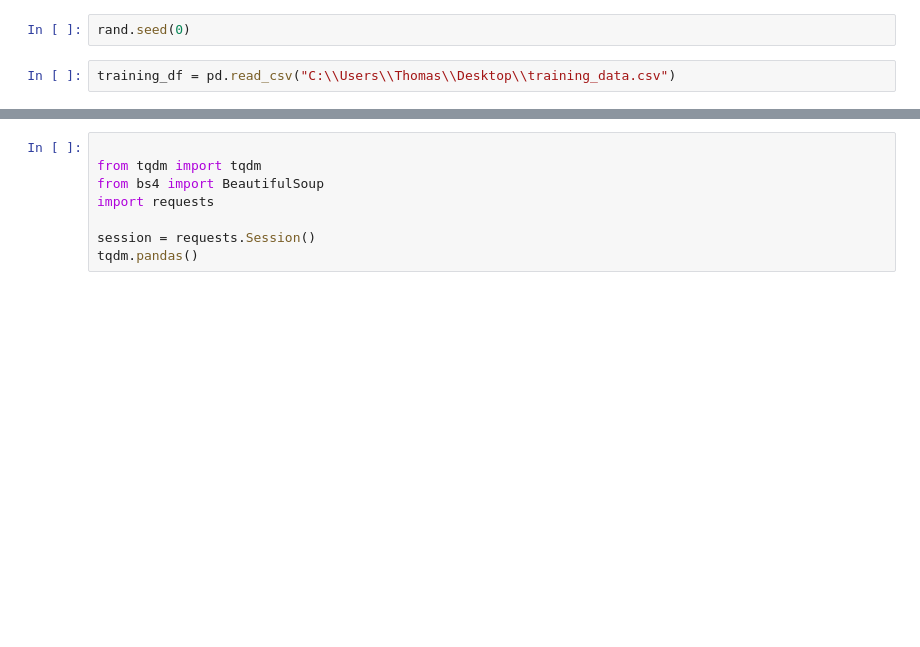
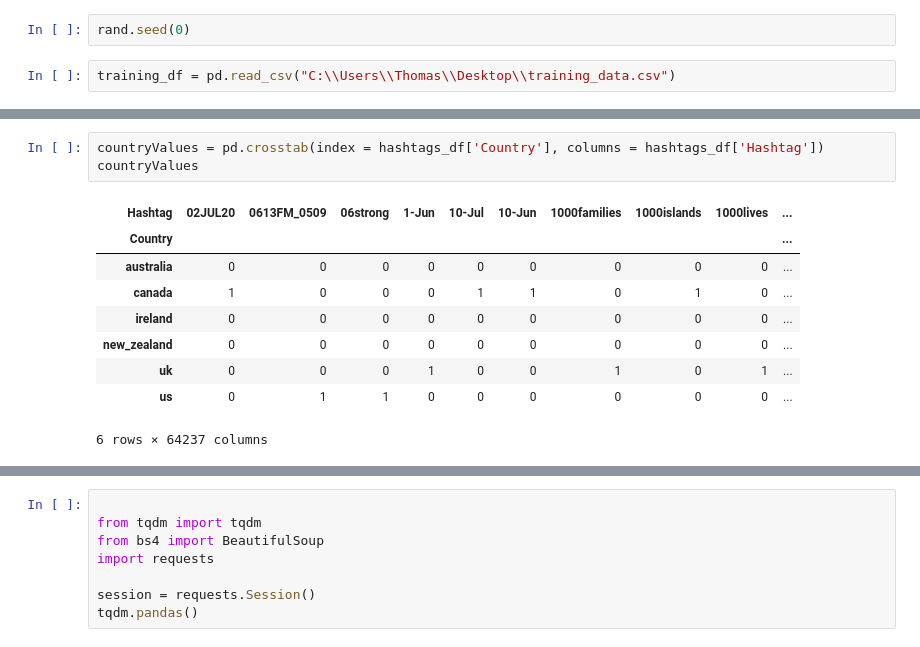
Before and after one commit to mnovovil/CountryClassificationOfCovidTweetsNLP, a Jupyter notebook: code.ipynb, the cells around one changed output, grey strips where cells are left out. Cells and saved outputs as stored; diff of their text form; blank space fills up the shorter version.

```diff
--- a/code.ipynb
+++ b/code.ipynb
@@ -32,0 +80,13 @@ training_df[:10]
+# %%
+countryValues = pd.crosstab(index = hashtags_df['Country'], columns = hashtags_df['Hashtag'])
+countryValues
+# %% [output]
+| Hashtag | 02JUL20 | 0613FM_0509 | 06strong | 1-Jun | 10-Jul | 10-Jun | 1000families | 1000islands | 1000lives | ... |
+| Country |  |  |  |  |  |  |  |  |  | ... |
+| australia | 0 | 0 | 0 | 0 | 0 | 0 | 0 | 0 | 0 | ... |
+| canada | 1 | 0 | 0 | 0 | 1 | 1 | 0 | 1 | 0 | ... |
+| ireland | 0 | 0 | 0 | 0 | 0 | 0 | 0 | 0 | 0 | ... |
+| new_zealand | 0 | 0 | 0 | 0 | 0 | 0 | 0 | 0 | 0 | ... |
+| uk | 0 | 0 | 0 | 1 | 0 | 0 | 1 | 0 | 1 | ... |
+| us | 0 | 1 | 1 | 0 | 0 | 0 | 0 | 0 | 0 | ... |
+6 rows × 64237 columns
```
Also changed, not shown: parts of 23 cells of this notebook.
